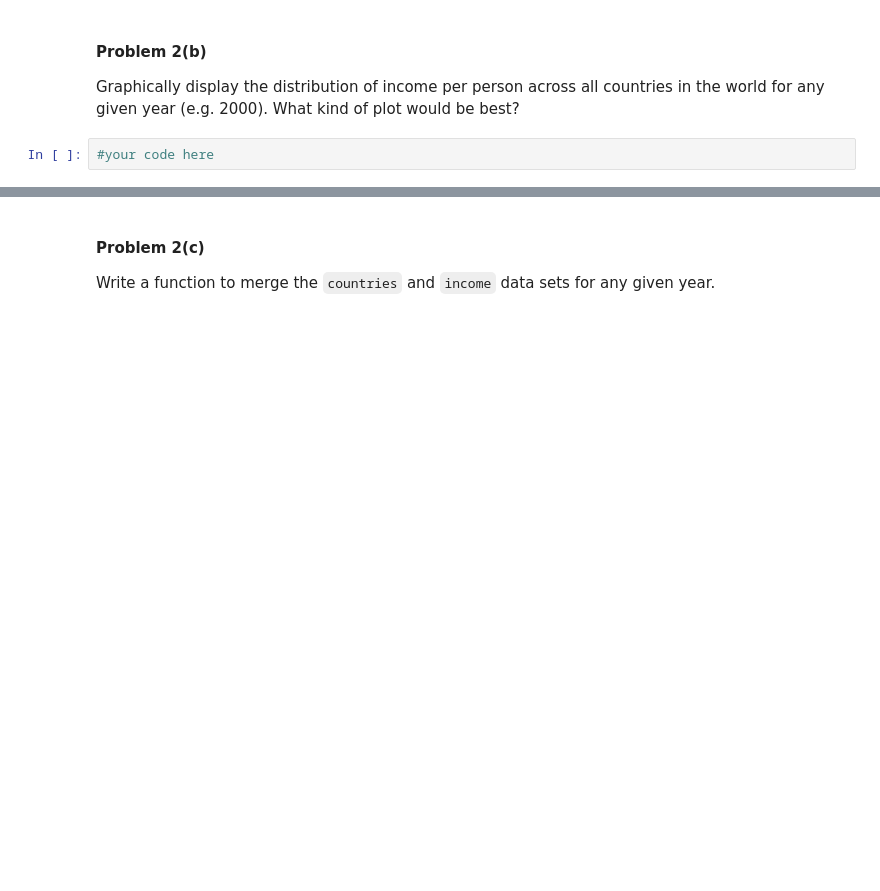
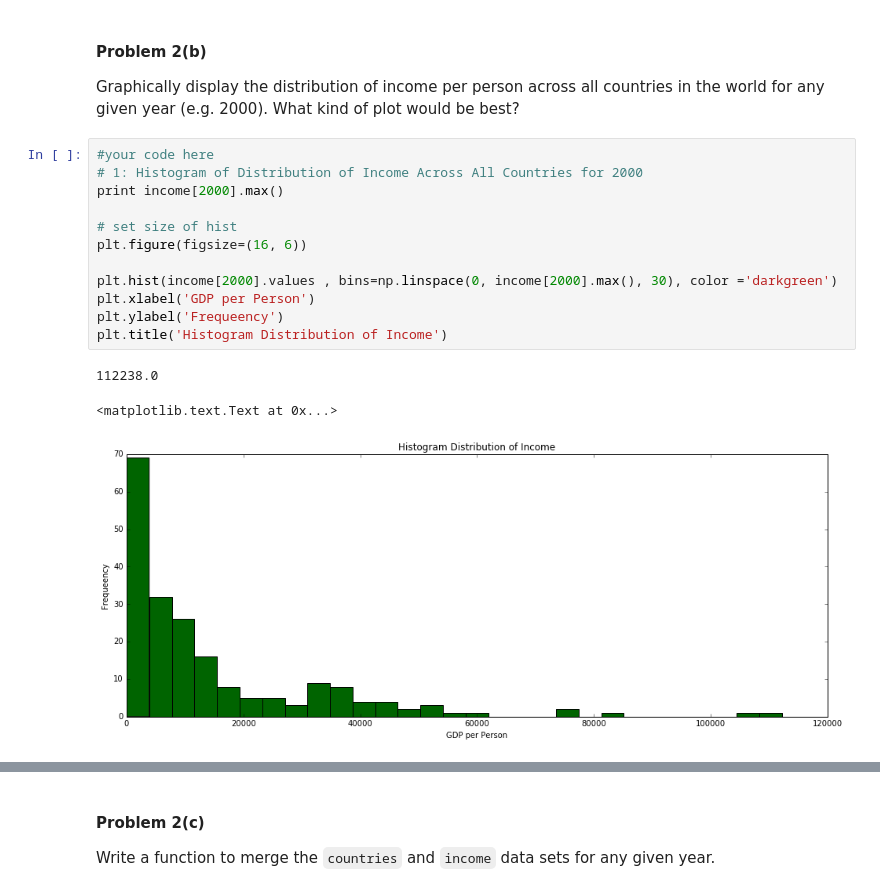
Before and after one commit to deep327/2014, a Jupyter notebook: homework/HW1.ipynb, the cells around one changed output, grey strips where cells are left out. Drawn from its saved outputs; the diff is of its cells as text; blank space fills up the shorter version.

```diff
--- a/homework/HW1.ipynb
+++ b/homework/HW1.ipynb
@@ -255,5 +248,19 @@ invertedincome = income.pivot
 #### Problem 2(b)
 
 Graphically display the distribution of income per person across all countries in the world for any given year (e.g. 2000).  What kind of plot would be best?
-# %%
-#your code here
+# %%
+#your code here
+# 1: Histogram of Distribution of Income Across All Countries for 2000
+print income[2000].max()
+
+# set size of hist
+plt.figure(figsize=(16, 6))
+
+plt.hist(income[2000].values , bins=np.linspace(0, income[2000].max(), 30), color ='darkgreen')
+plt.xlabel('GDP per Person')
+plt.ylabel('Frequeency')
+plt.title('Histogram Distribution of Income')
+# %% [output]
+112238.0
+<matplotlib.text.Text at 0x...>
+[figure, added]
```
Also changed, not shown: parts of 9 cells of this notebook.
